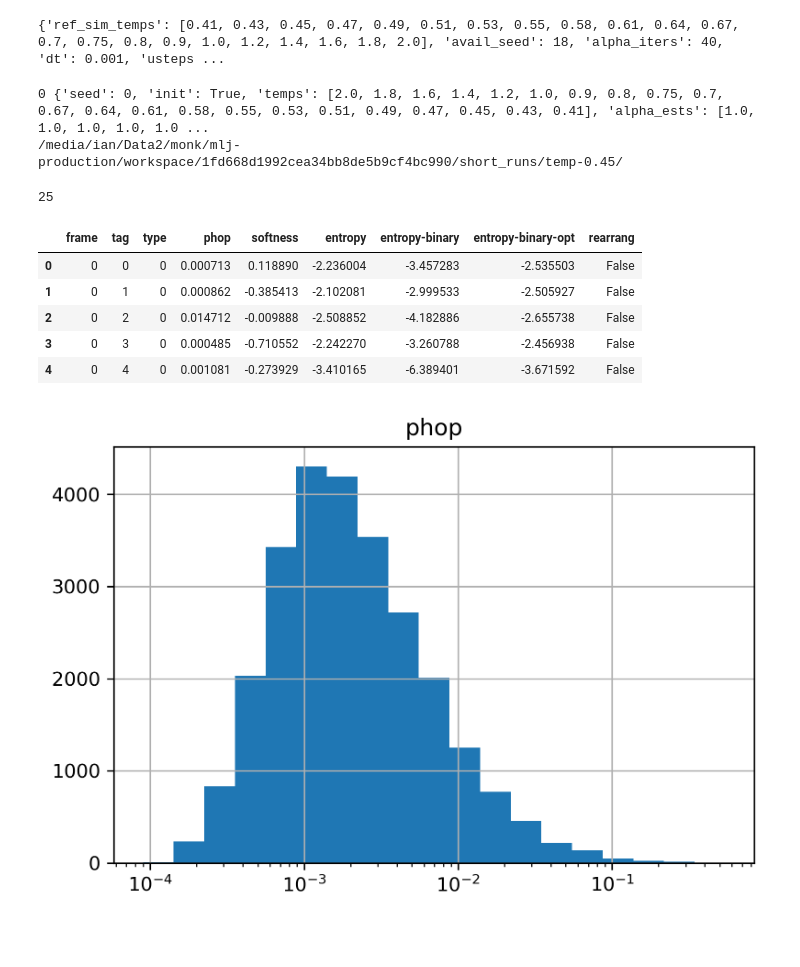
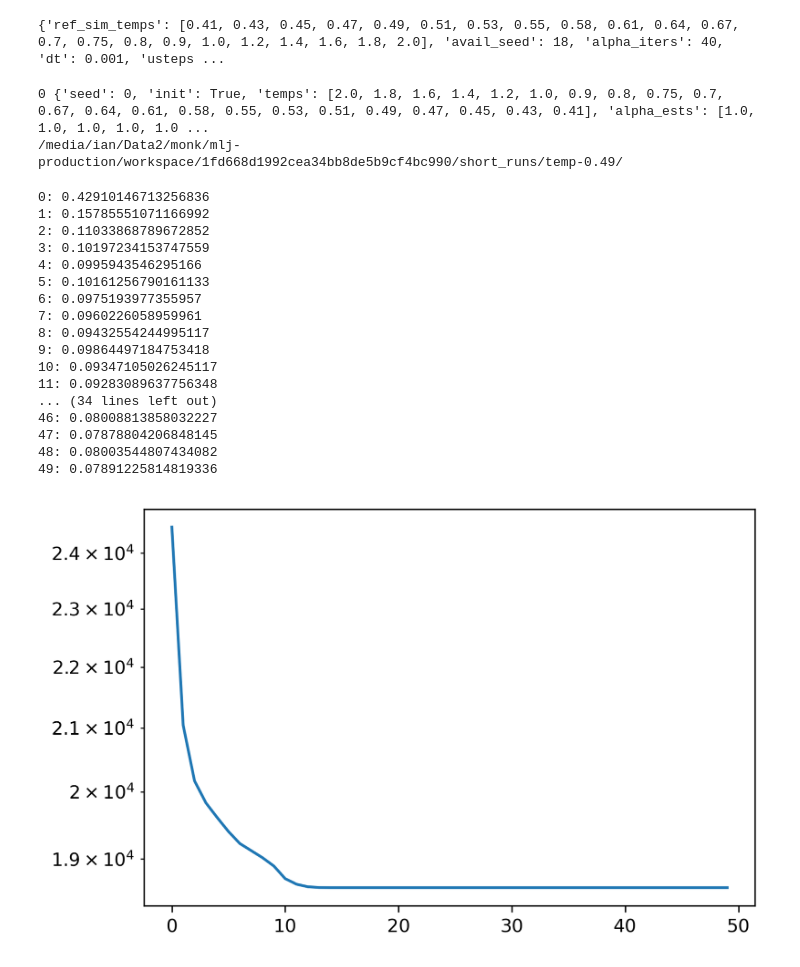
Before and after one commit to ianrgraham/monk, a Jupyter notebook: workflows/sc-states/mlj-production/111722-mlj-re-fire.ipynb, the cells around one changed output. Drawn from its saved outputs; the diff is of its cells as text; code cells hidden in the pictures; blank space fills up the shorter version.

```diff
--- a/workflows/sc-states/mlj-production/111722-mlj-re-fire.ipynb
+++ b/workflows/sc-states/mlj-production/111722-mlj-re-fire.ipynb
@@ -69,7 +69,7 @@ for idx, job in enumerate(project.find_jobs({"delta": 0.0, "replica": 0})):
 
     dt = project.doc["dt"]
 
-    runs = sorted(glob.glob(job.fn("short_runs/temp-*/")))
+    runs = sorted(glob.glob(job.fn("short_runs/temp-*/")))[2:]
     for run in runs:
         print(run)
         temp = float(utils.extract_between(run, "temp-", "/"))
@@ -81,28 +81,5 @@ for idx, job in enumerate(project.find_jobs({"delta": 0.0, "replica": 0})):
         break
 # %% [output]
 0 {'seed': 0, 'init': True, 'temps': [2.0, 1.8, 1.6, 1.4, 1.2, 1.0, 0.9, 0.8, 0.75, 0.7, 0.67, 0.64, 0.61, 0.58, 0.55, 0.53, 0.51, 0.49, 0.47, 0.45, 0.43, 0.41], 'alpha_ests': [1.0, 1.0, 1.0, 1.0, 1.0 ...
-/media/ian/Data2/monk/mlj-production/workspace/1fd668d1992cea34bb8de5b9cf4bc990/short_runs/temp-0.45/
+/media/ian/Data2/monk/mlj-production/workspace/1fd668d1992cea34bb8de5b9cf4bc990/short_runs/temp-0.49/
-# %%
-idx = 60
-tdf = df[df.frame == idx]
-len(tdf[tdf.phop > 0.2])
-# %% [output]
-25
-# %%
-df.head()
-# %% [output]
-|  | frame | tag | type | phop | softness | entropy | entropy-binary | entropy-binary-opt | rearrang |
-| 0 | 0 | 0 | 0 | 0.000713 | 0.118890 | -2.236004 | -3.457283 | -2.535503 | False |
-| 1 | 0 | 1 | 0 | 0.000862 | -0.385413 | -2.102081 | -2.999533 | -2.505927 | False |
-| 2 | 0 | 2 | 0 | 0.014712 | -0.009888 | -2.508852 | -4.182886 | -2.655738 | False |
-| 3 | 0 | 3 | 0 | 0.000485 | -0.710552 | -2.242270 | -3.260788 | -2.456938 | False |
-| 4 | 0 | 4 | 0 | 0.001081 | -0.273929 | -3.410165 | -6.389401 | -3.671592 | False |
-# %%
-sdf = df[df.frame == 0]
-smin = sdf.phop.min()
-smax = sdf.phop.max()
-sdf.hist("phop", bins=np.logspace(np.log10(smin), np.log10(smax), 20))
-plt.xscale('log')
-# %% [output]
-[figure, removed]
 # %%
@@ -120 +100,34 @@ neb_driver.k = 100.0
+# %%
+energy = []
+
+end.operations.integrator.nudge = False
+for i in range(50):
+    start_time = time.time()
+    end.run(500)
+    print(f"{i}:", time.time() - start_time)
+    energy.append(end.operations.integrator.energy)
+
+mmin = np.min(energy)
+mmin -= 0.1 * np.abs(mmin)
+plt.plot(np.array(energy) - mmin)
+plt.yscale('log')
+# %% [output]
+0: 0.42910146713256836
+1: 0.15785551071166992
+2: 0.11033868789672852
+3: 0.10197234153747559
+4: 0.0995943546295166
+5: 0.10161256790161133
+6: 0.0975193977355957
+7: 0.0960226058959961
+8: 0.09432554244995117
+9: 0.09864497184753418
+10: 0.09347105026245117
+11: 0.09283089637756348
+... (34 lines left out)
+46: 0.08008813858032227
+47: 0.07878804206848145
+48: 0.08003544807434082
+49: 0.07891225814819336
+[figure, added]
 # %%
```
Also changed, not shown: parts of 6 cells of this notebook, 4 other files.
